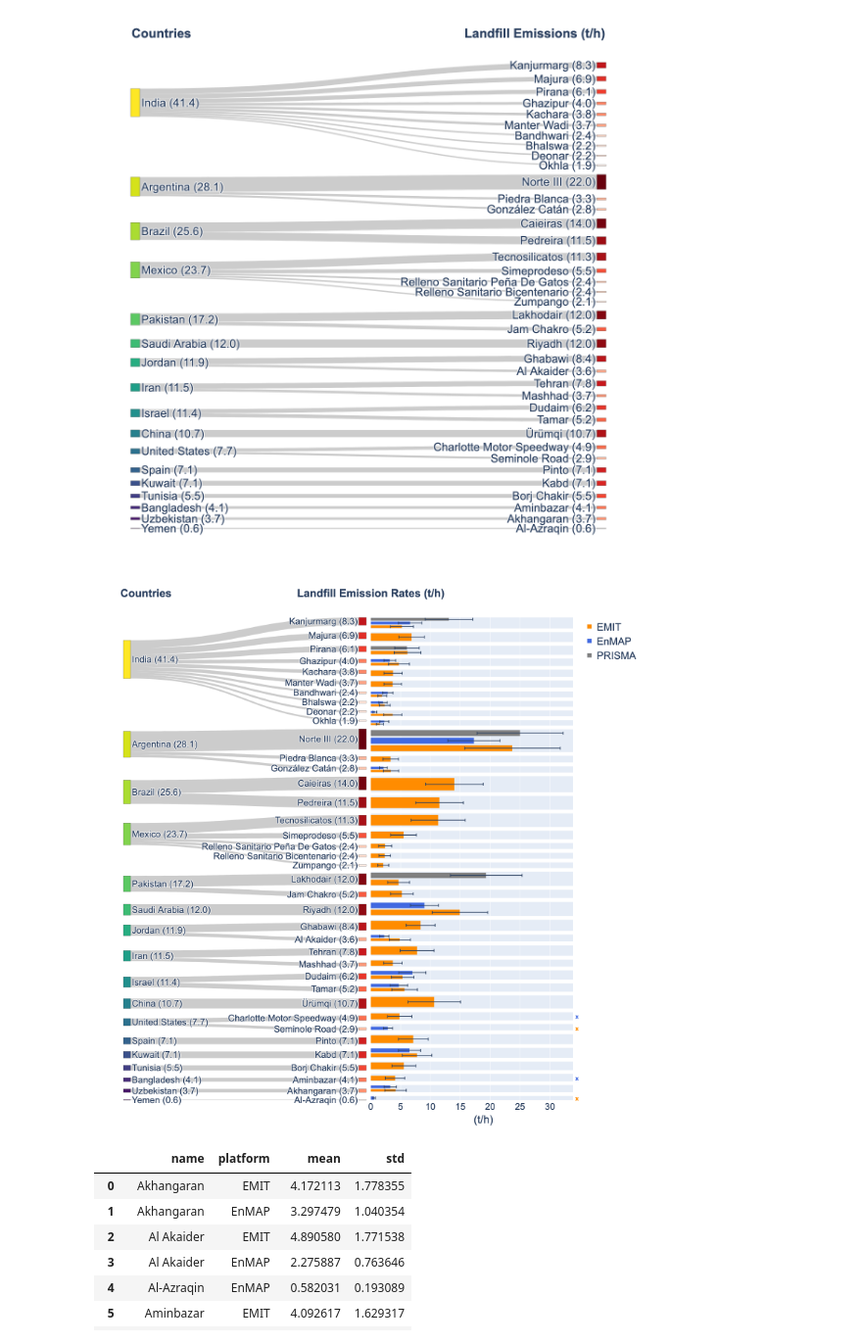
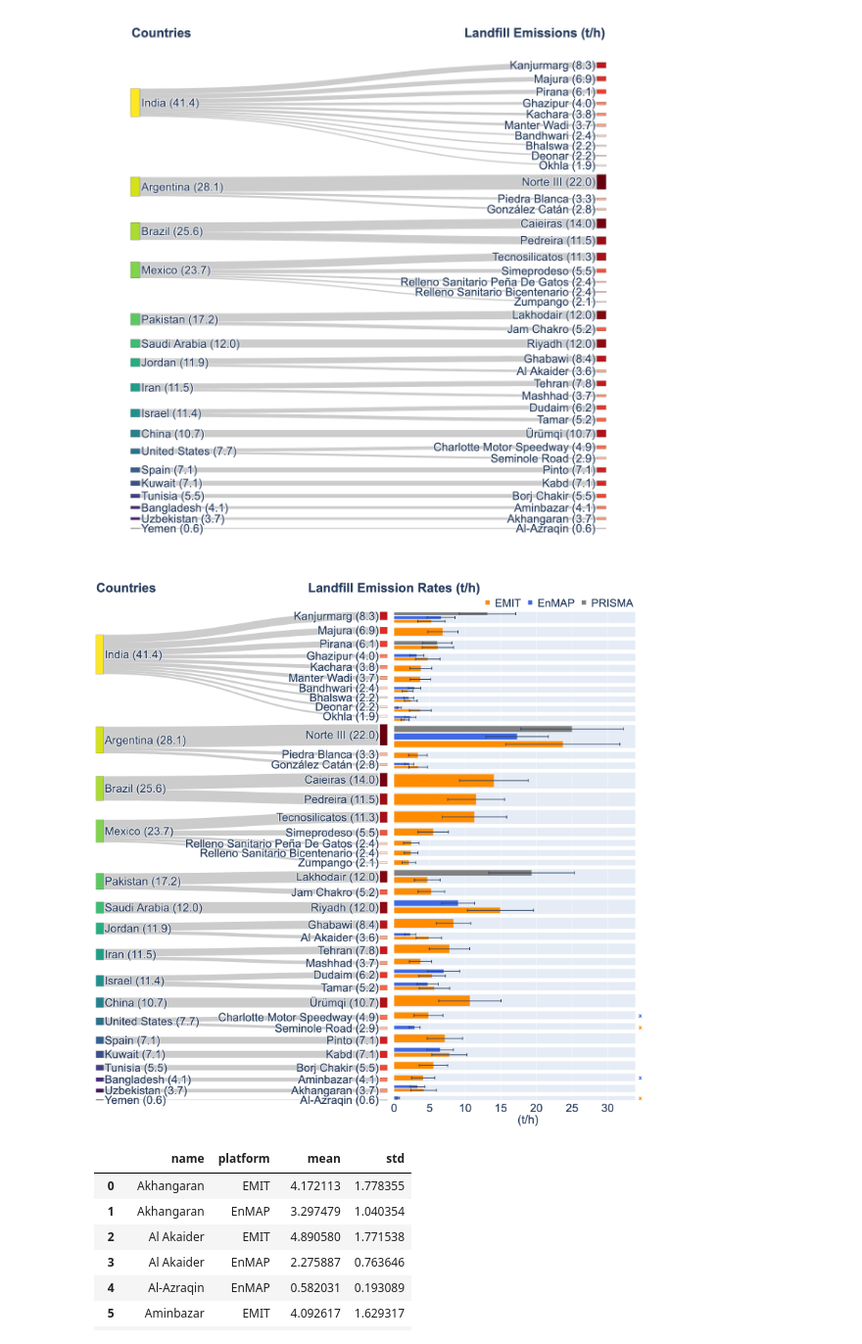
Before and after one commit to zxdawn/Hyper-Landfill, a Jupyter notebook: notebooks/hyper_sankey.ipynb, the cells around one changed output. Shown at 98% size. Drawn from its saved outputs; the diff is of its cells as text; code cells hidden in the pictures.

```diff
--- a/notebooks/hyper_sankey.ipynb
+++ b/notebooks/hyper_sankey.ipynb
@@ -384,41 +384,50 @@ fig.update_yaxes(showticklabels=False) # Hide y axis ticks
 fig.update_layout(
     font=dict(
         family='sans-serif',
-        size=25,
+        size=31,
         # size=32,
         # color="RebeccaPurple"
     ),
     autosize=False,
     width=1500,
     height=1500,
     xaxis2=dict(
         range=(0, 35)
     ),
-    legend=dict(font=dict(size=28), itemwidth=30),
+    legend=dict(font=dict(size=30), itemwidth=30,
+                    orientation="h",
+    yanchor="bottom",
+    y=1,
+    xanchor="right",
+    x=1),
 )
 
 fig.add_annotation(dict(x=0.05, y=1.05, ax=0, ay=0,
                     xref = "paper", yref = "paper",
-                    font=dict(size=30), text= "<b>Countries</b>",
+                    font=dict(size=35), text= "<b>Countries</b>",
                   ))
 
 fig.add_annotation(dict(x=0.55, y=1.05, ax=0, ay=0,
                     xref = "paper", yref = "paper",
-                    font=dict(size=30), text= "<b>Landfill Emission Rates (t/h)</b>",
+                    font=dict(size=35), text= "<b>Landfill Emission Rates (t/h)</b>",
                   ))
 fig.add_annotation(dict(x=0.8, y=-0.04, ax=0, ay=0,
                     xref = "paper", yref = "paper",
-                    font=dict(size=30), text= "(t/h)",
+                    font=dict(size=32), text= "(t/h)",
                   ))
+
+fig.update_layout(
+    margin=dict(l=5, r=20, t=85, b=80),
+)
 
 fig.write_image('../figures/emission_sankey.pdf', scale=3)
 
 # interactive shown in notebook
 # fig.show()
 
 fig.show('png')
 # %% [output]
-[figure, old version]
+[figure, new version]
 # %%
 df_emiss_grp
 # %% [output]
```
Also changed, not shown: 1 other file.
